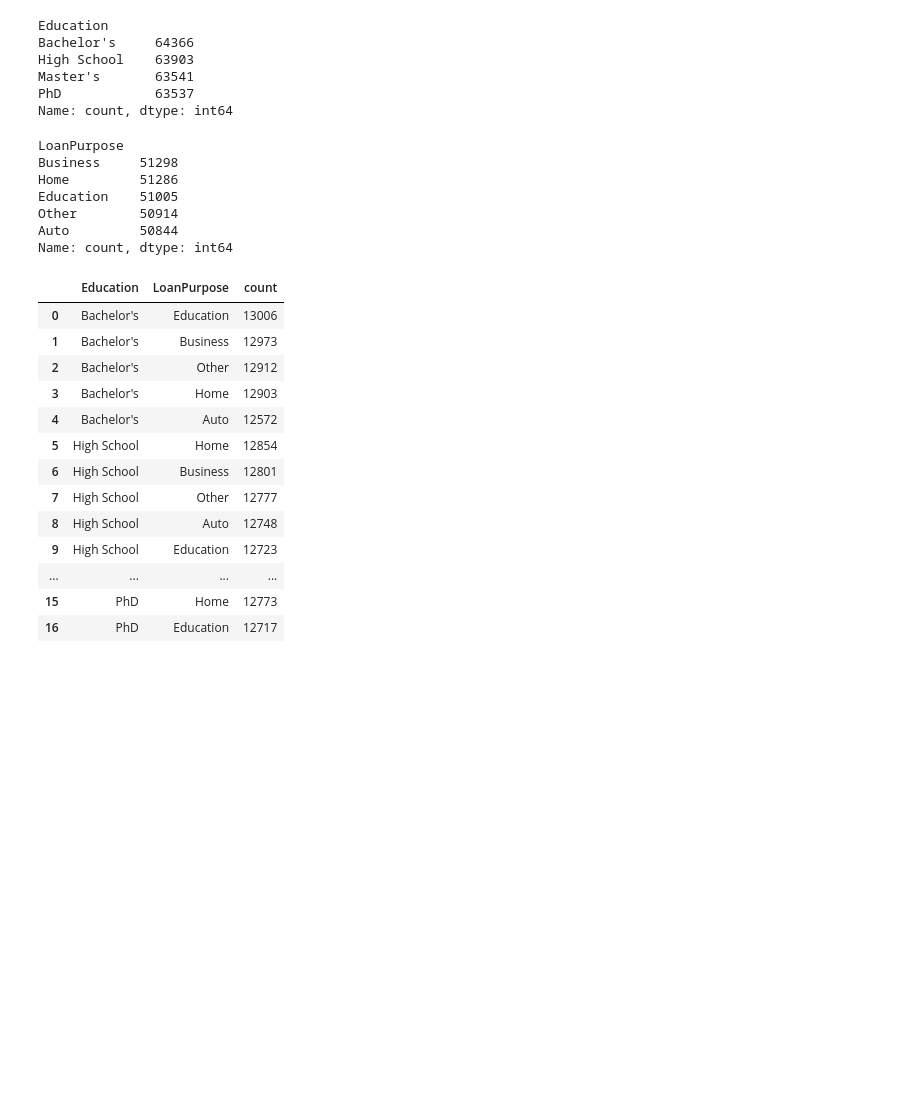
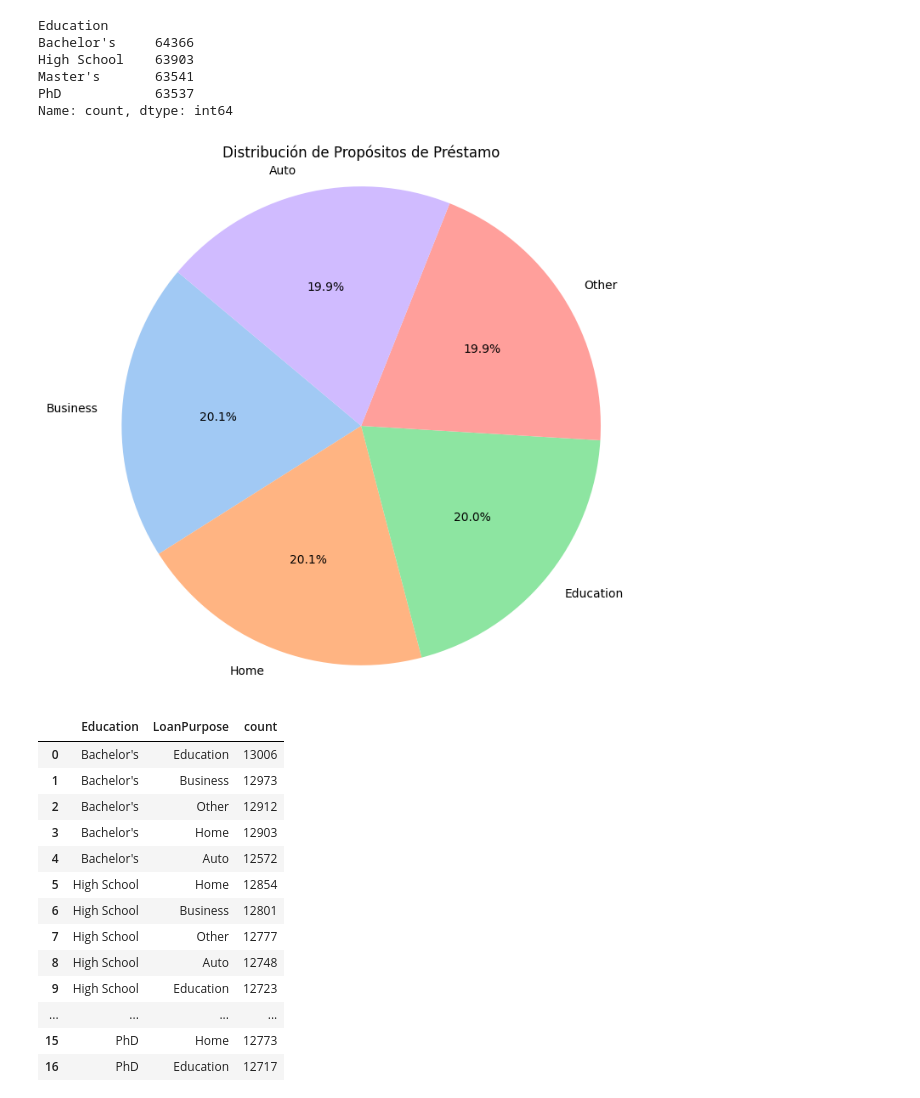
Before and after one commit to alexdaniel-23/Loan-Default-Prediction-Dataset, a Jupyter notebook: morosidad_prestamos.ipynb, the cells around one changed output. Saved outputs shown, nothing was run; the diff lists cells and outputs as text; code cells hidden in the pictures; blank space fills up the shorter version.

```diff
--- a/morosidad_prestamos.ipynb
+++ b/morosidad_prestamos.ipynb
@@ -207,15 +209,18 @@ Master's       63541
 PhD            63537
 Name: count, dtype: int64
 # %%
-cat_columns['LoanPurpose'].value_counts()
+proposito_prestamo = cat_columns['LoanPurpose'].value_counts()
-# %% [output]
-LoanPurpose
-Business     51298
-Home         51286
-Education    51005
-Other        50914
-Auto         50844
-Name: count, dtype: int64
+# %%
+plt.figure(figsize=(8, 8))
+plt.pie(proposito_prestamo, labels=proposito_prestamo.index,
+        autopct='%1.1f%%',
+        startangle=140,
+        colors=sns.color_palette("pastel"))
+plt.title('Distribución de Propósitos de Préstamo')
+plt.axis('equal')
+plt.show()
+# %% [output]
+[figure, added]
 # %%
 edu_proposito = cat_columns.groupby("Education")[["LoanPurpose"]].value_counts().reset_index()
 edu_proposito
```
Also changed, not shown: parts of 1 cell of this notebook.
